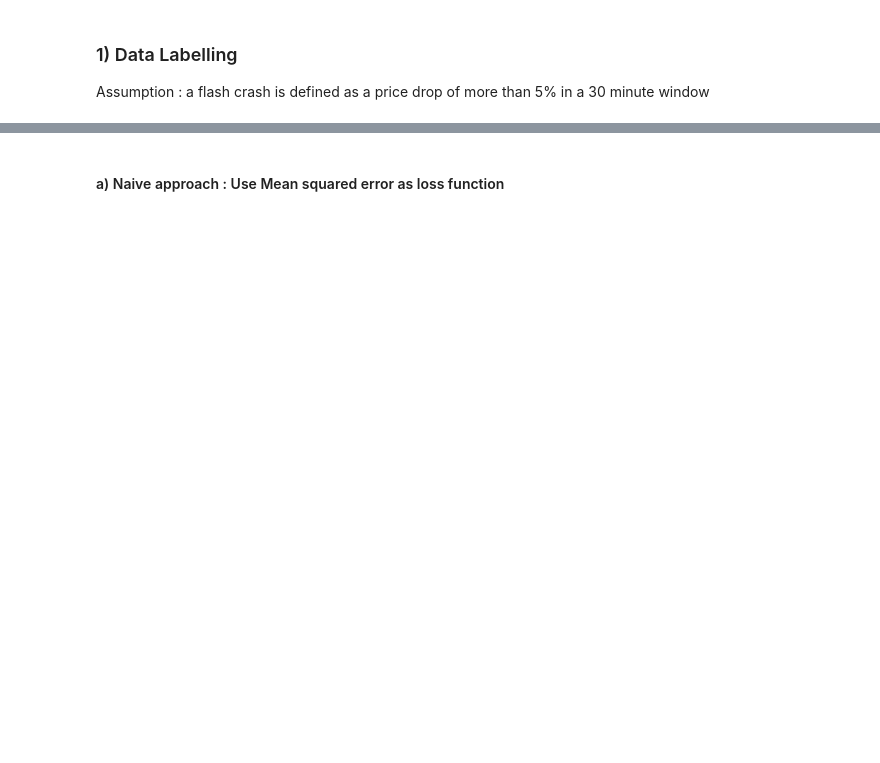
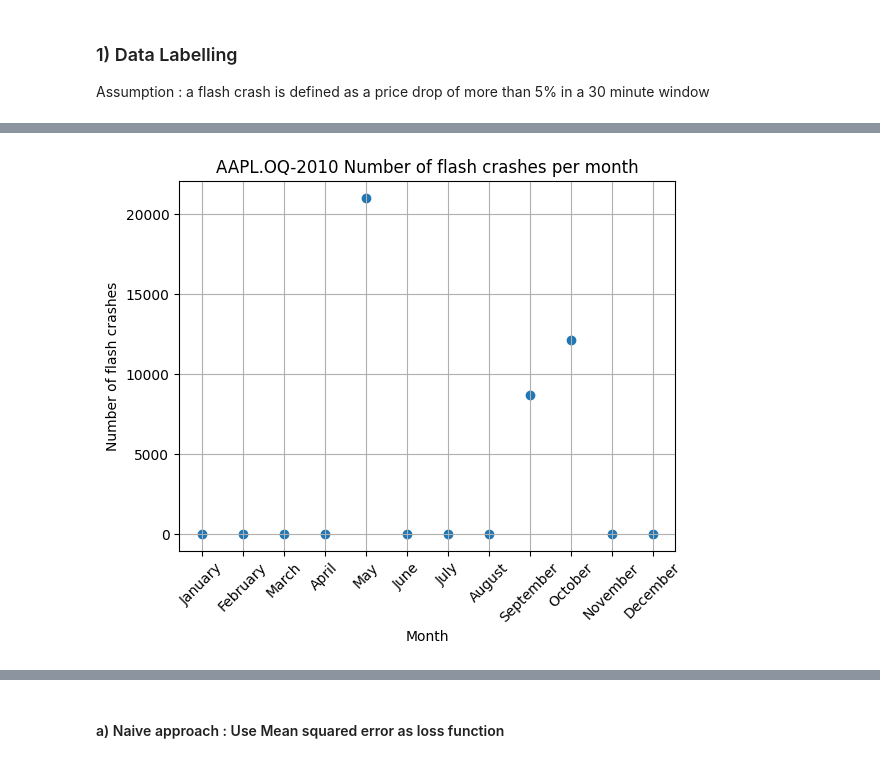
Before and after one commit to yassinech2/Flash_crash, a Jupyter notebook: 5_Crash_Detection.ipynb, the cells around one changed output, grey strips where cells are left out. Saved outputs shown, nothing was run; the diff lists cells and outputs as text; code cells hidden in the pictures; blank space fills up the shorter version.

```diff
--- a/5_Crash_Detection.ipynb
+++ b/5_Crash_Detection.ipynb
@@ -34,7 +39,7 @@ file_name = os.listdir(file_dir)[0]
 df = vaex.open(os.path.join(file_dir,file_name))
 
 # Data cleaning
-df = df[ (df.index>= '2010-05-06') & (df.index<= '2010-05-30') ]
+# df = df[ (df.index>= '2010-05-06') & (df.index<= '2010-05-30') ]
 df = df.dropnan(column_names=["trade_price"])
 df = df.to_pandas_df()
 df.loc[:, ['bid-price', 'bid-volume','ask-price','ask-volume', ]] = df[['bid-price','bid-volume','ask-price','ask-volume']].ffill().fillna(method='bfill')
@@ -44,7 +49,31 @@ ny_index = pd.DatetimeIndex(df['index'])
 ny_index = ny_index.tz_localize('UTC').tz_convert('America/New_York')
 df['ny_index'] = ny_index
 df.set_index('ny_index',drop=True,inplace=True)
-df = df[ (df.index>= '2010-05-06 12:30') & (df.index<= '2010-05-30') ]
-df
+# df = df[ (df.index>= '2010-05-06 12:30') & (df.index<= '2010-05-30') ]
+
+
+# Data Labelling
+## Label as flash crash where the drop and recovery exceed the thresholds within the window
+WINDOW = '1800s' # 30 minutes
+PRICE_DROP_THRESHOLD = 0.05  # 5% price drop
+
+def max_pct_change(series):
+    if len(series) < 2:
+        return 0
+    return ((series.max() - series) / series).max()
+
+def min_pct_change(series):
+    if len(series) < 2:
+        return 0
+    return ((series.min() - series) / series).min()
+
+# Calculate the rolling max and min percentage change for the 'mid_price' column
+df['max_price_pct_change'] = df['mid_price'].rolling(WINDOW).apply(max_pct_change, raw=True)
+df['min_price_pct_change'] = df['mid_price'].rolling(WINDOW).apply(min_pct_change, raw=True)
+df['flash_crash'] = ((df['min_price_pct_change'] <= -PRICE_DROP_THRESHOLD) & (df['max_price_pct_change'] >= PRICE_DROP_THRESHOLD) ).astype(int)
+
+print(df.flash_crash.value_counts(normalize=True))
+df[['max_price_pct_change','min_price_pct_change']].describe()
+print("Without sampling, df is of length : ",len(df))
 # %% [output]
 Ticker name:  AAPL.OQ-2010
@@ -64,0 +85,14 @@ Ticker name:  AAPL.OQ-2010
+# %%
+import calendar
+df_monthly_crash = df.resample('1M').agg({'flash_crash': 'sum'})
+df_monthly_crash['month'] = df_monthly_crash.index.month
+df_monthly_crash['month'] = df_monthly_crash['month'].apply(lambda x: calendar.month_name[x])
+plt.scatter(df_monthly_crash['month'],df_monthly_crash['flash_crash'])
+plt.xlabel("Month")
+plt.ylabel("Number of flash crashes")
+plt.title(ticker_name+ " Number of flash crashes per month")
+plt.xticks(rotation=45)
+plt.grid()
+plt.show()
+# %% [output]
+[figure, added]
```
Also changed, not shown: parts of 16 cells of this notebook.
